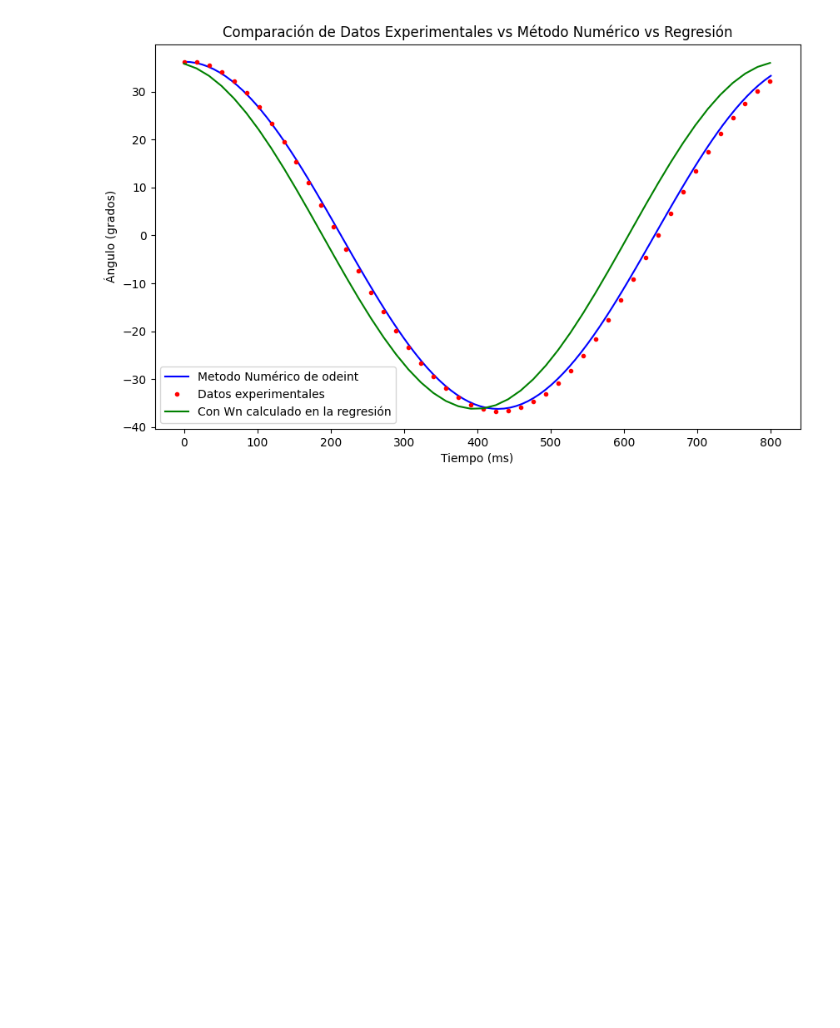
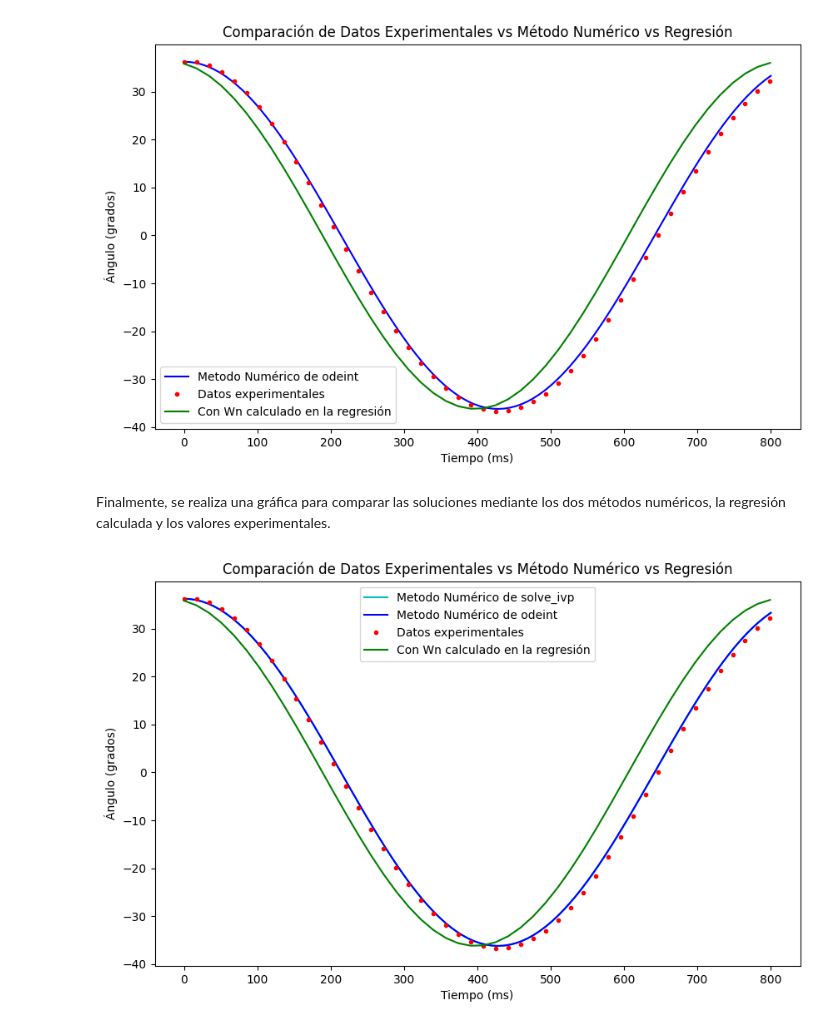
Before and after one commit to JuanMcd/ProgIngenieria_Pendulo, a Jupyter notebook: Labor_pendulo.ipynb, the cells around one changed output. Drawn from its saved outputs; the diff is of its cells as text; code cells hidden in the pictures; blank space fills up the shorter version.

Commit message:
Se añade descripción de los códigos relacionados con los métodos numéricos y se agrega gráfica final

```diff
--- a/Labor_pendulo.ipynb
+++ b/Labor_pendulo.ipynb
@@ -166,3 +205,18 @@ plt.legend()
 plt.show()
 # %% [output]
 [figure]
+# %% [markdown]
+Finalmente, se realiza una gráfica para comparar las soluciones mediante los dos métodos numéricos, la regresión calculada y los valores experimentales.
+# %%
+plt.figure(figsize=(10, 6))
+plt.plot(solucion.t*1000, solucion_odeint_grad, 'c', label='Metodo Numérico de solve_ivp')
+plt.plot(t_span*1000, solucion_deg, 'b-', label='Metodo Numérico de odeint')  # Convertir tiempo a milisegundos
+plt.plot(tiempo_g, angulos_g, 'r.', label='Datos experimentales')
+plt.plot(tiempo_g, modelo_pendulo(tiempo_g, max(angulos_g), omega_n_opt, phi_opt), 'g-', label='Con Wn calculado en la regresión')
+plt.title('Comparación de Datos Experimentales vs Método Numérico vs Regresión')
+plt.xlabel('Tiempo (ms)')
+plt.ylabel('Ángulo (grados)')
+plt.legend()
+plt.show()
+# %% [output]
+[figure, added]
```
Also changed, not shown: parts of 19 cells of this notebook.
